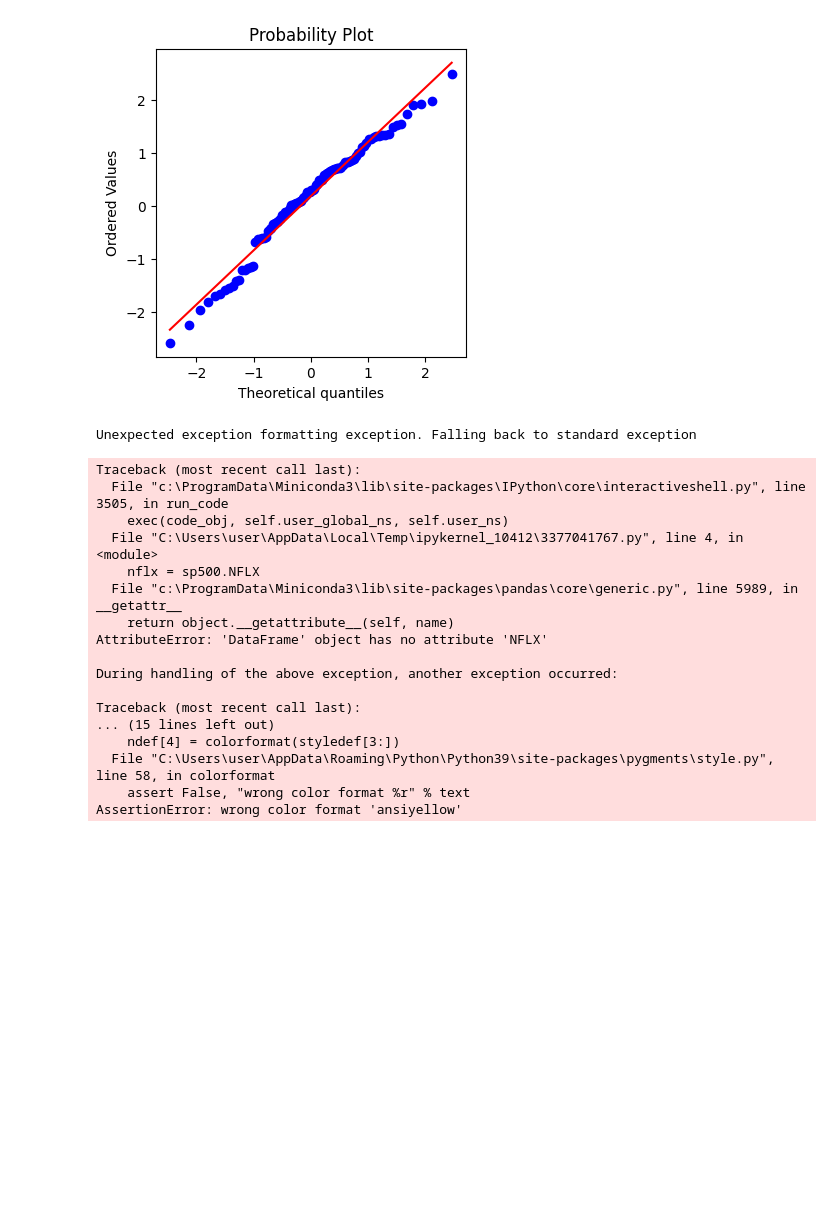
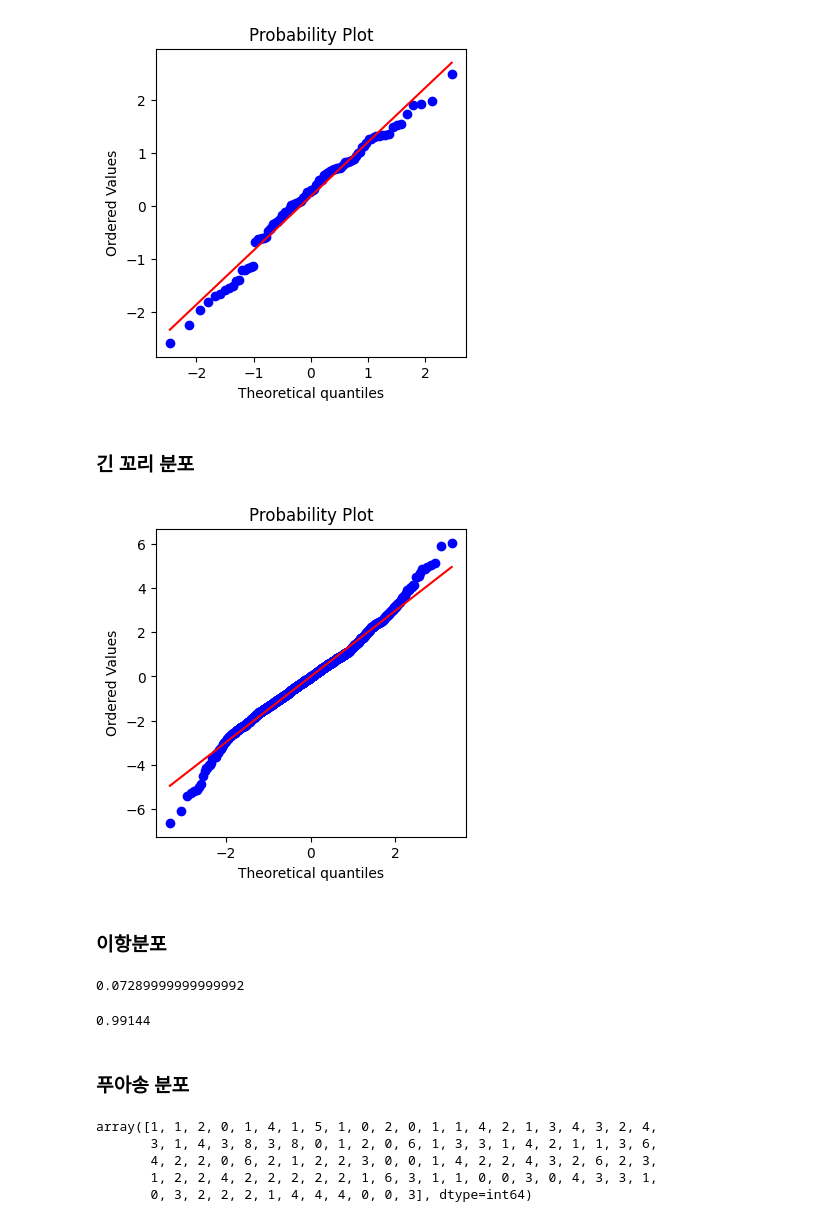
Before and after one commit to gunwoda/Statistics_Study, a Jupyter notebook: juha/ch1.ipynb, the cells around one changed output. Drawn from its saved outputs; the diff is of its cells as text; code cells hidden in the pictures; blank space fills up the shorter version.

```diff
--- a/juha/ch1.ipynb
+++ b/juha/ch1.ipynb
@@ -80,31 +86,40 @@ stats.probplot(norm_sample, plot=ax) #x축은 분위수, y축은 해당데이터
 plt.show()
 # %% [output]
 [figure]
+# %% [markdown]
+### 긴 꼬리 분포
 # %%
 import numpy as np
+from scipy import stats
 
-sp500 = pd.read_csv("C:/big leader/github/Statistics_Study/juha/practical-statistics-for-data-scientists/data/sp500_sectors.csv")
+sp500 = pd.read_csv("C:/big leader/github/Statistics_Study/juha/practical-statistics-for-data-scientists/data/sp500_data.csv.gz")
 nflx = sp500.NFLX
 nflx = np.diff(np.log(nflx[nflx>0]))
 
 fig, ax = plt.subplots(figsize=(4,4))
 stats.probplot(nflx,plot=ax)
+plt.show()
 # %% [output]
-Unexpected exception formatting exception. Falling back to standard exception
-Traceback (most recent call last):
-  File "c:\ProgramData\Miniconda3\lib\site-packages\IPython\core\interactiveshell.py", line 3505, in run_code
-    exec(code_obj, self.user_global_ns, self.user_ns)
-  File "C:\Users\user\AppData\Local\Temp\ipykernel_10412\3377041767.py", line 4, in <module>
-    nflx = sp500.NFLX
-  File "c:\ProgramData\Miniconda3\lib\site-packages\pandas\core\generic.py", line 5989, in __getattr__
-    return object.__getattribute__(self, name)
-AttributeError: 'DataFrame' object has no attribute 'NFLX'
-
-During handling of the above exception, another exception occurred:
-
-Traceback (most recent call last):
-... (15 lines left out)
-    ndef[4] = colorformat(styledef[3:])
-  File "C:\Users\user\AppData\Roaming\Python\Python39\site-packages\pygments\style.py", line 58, in colorformat
-    assert False, "wrong color format %r" % text
-AssertionError: wrong color format 'ansiyellow'
+[figure, added]
+# %% [markdown]
+### 이항분포
+# %%
+# n=5번의 독립적인 시도에서 성공확률이 p=0.1일 때 정확히 2번 성공할 확률
+stats.binom.pmf(2, n=5, p=0.1) #pmf : 이항분포의 확률질량함수
+# %% [output]
+0.07289999999999992
+# %%
+# n=5번의 독립적인 시도에서 성공확률이 p=0.1일 때 0번, 1번, 2번 성공할 확률
+stats.binom.cdf(2, n=5, p=0.1) #cdf : 이항분포의 누적분포함수
+# %% [output]
+0.99144
+# %% [markdown]
+### 푸아송 분포
+# %%
+stats.poisson.rvs(2, size=100)
+# %% [output]
+array([1, 1, 2, 0, 1, 4, 1, 5, 1, 0, 2, 0, 1, 1, 4, 2, 1, 3, 4, 3, 2, 4,
+       3, 1, 4, 3, 8, 3, 8, 0, 1, 2, 0, 6, 1, 3, 3, 1, 4, 2, 1, 1, 3, 6,
+       4, 2, 2, 0, 6, 2, 1, 2, 2, 3, 0, 0, 1, 4, 2, 2, 4, 3, 2, 6, 2, 3,
+       1, 2, 2, 4, 2, 2, 2, 2, 2, 1, 6, 3, 1, 1, 0, 0, 3, 0, 4, 3, 3, 1,
+       0, 3, 2, 2, 2, 1, 4, 4, 4, 0, 0, 3], dtype=int64)
```
Also changed, not shown: parts of 8 cells of this notebook.
